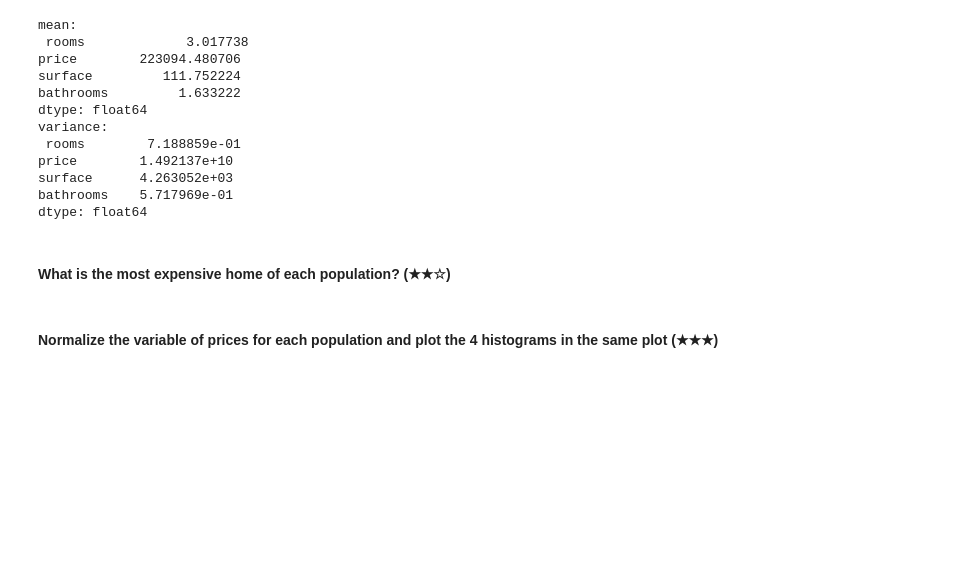
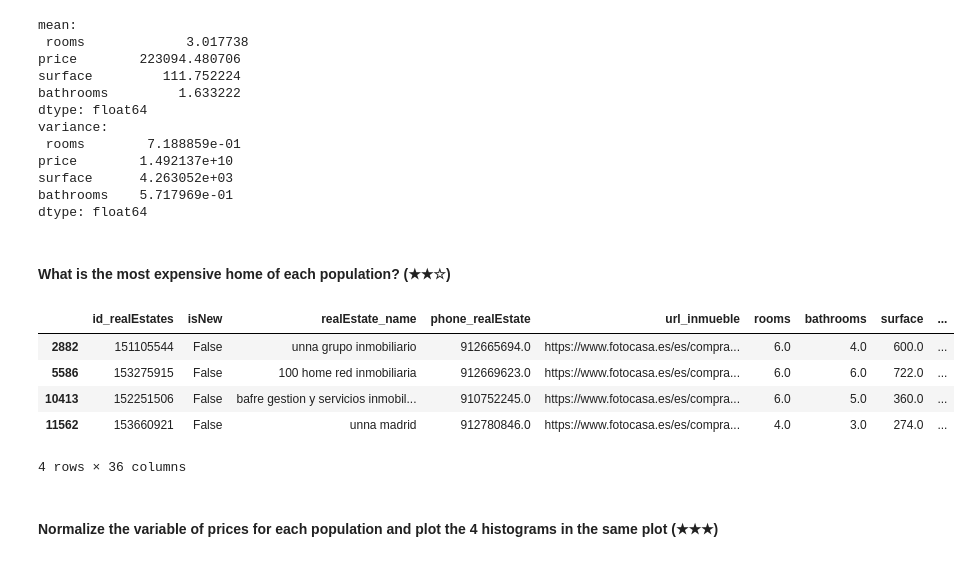
Before and after one commit to spannozzo/machine-learning-prework, a Jupyter notebook: 06-final_project/project.ipynb, the cells around one changed output. Cells and saved outputs as stored; diff of their text form; code cells hidden in the pictures; blank space fills up the shorter version.

```diff
--- a/06-final_project/project.ipynb
+++ b/06-final_project/project.ipynb
@@ -203,6 +203,23 @@ bathrooms    5.717969e-01
 dtype: float64
 # %% [markdown]
 #### What is the most expensive home of each population? (★★☆)
+# %%
+x=south_belt.groupby('level5')['price'].max()
+
+t = pd.DataFrame(x)
+t.reset_index(level=0, inplace=True)
+#display(t)
+
+z = south_belt.loc[south_belt['price'].isin(t.price)]
+
+display(z)
+# %% [output]
+|  | id_realEstates | isNew | realEstate_name | phone_realEstate | url_inmueble | rooms | bathrooms | surface | ... |
+| 2882 | 151105544 | False | unna grupo inmobiliario | 912665694.0 | https://www.fotocasa.es/es/compra... | 6.0 | 4.0 | 600.0 | ... |
+| 5586 | 153275915 | False | 100 home red inmobiliaria | 912669623.0 | https://www.fotocasa.es/es/compra... | 6.0 | 6.0 | 722.0 | ... |
+| 10413 | 152251506 | False | bafre gestion y servicios inmobil... | 910752245.0 | https://www.fotocasa.es/es/compra... | 6.0 | 5.0 | 360.0 | ... |
+| 11562 | 153660921 | False | unna madrid | 912780846.0 | https://www.fotocasa.es/es/compra... | 4.0 | 3.0 | 274.0 | ... |
+4 rows × 36 columns
 # %% [markdown]
 #### Normalize the variable of prices for each population and plot the 4 histograms in the same plot (★★★)
 # %% [markdown]
```
